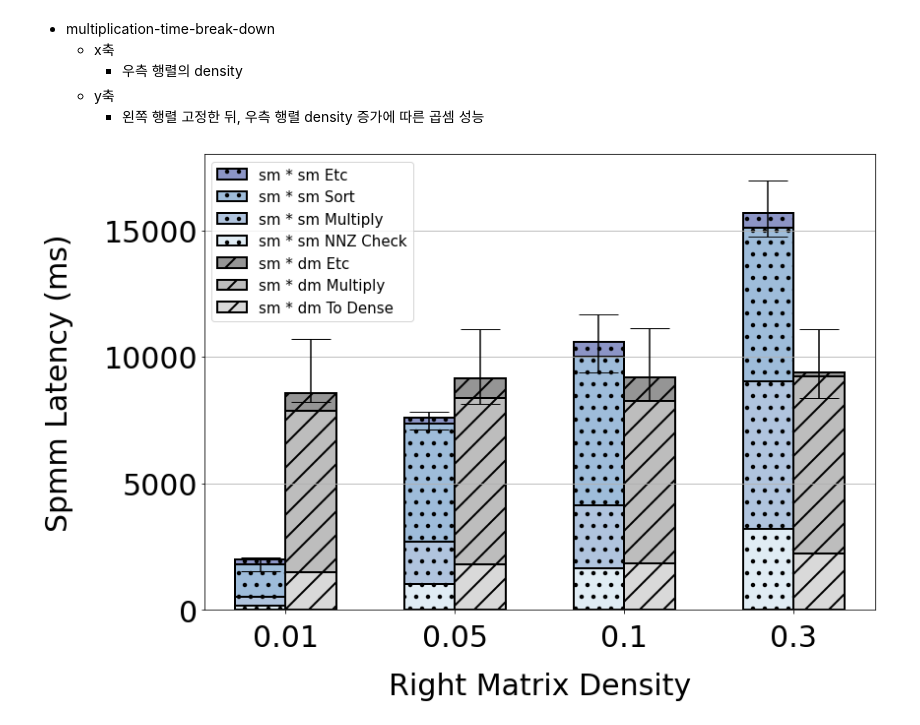
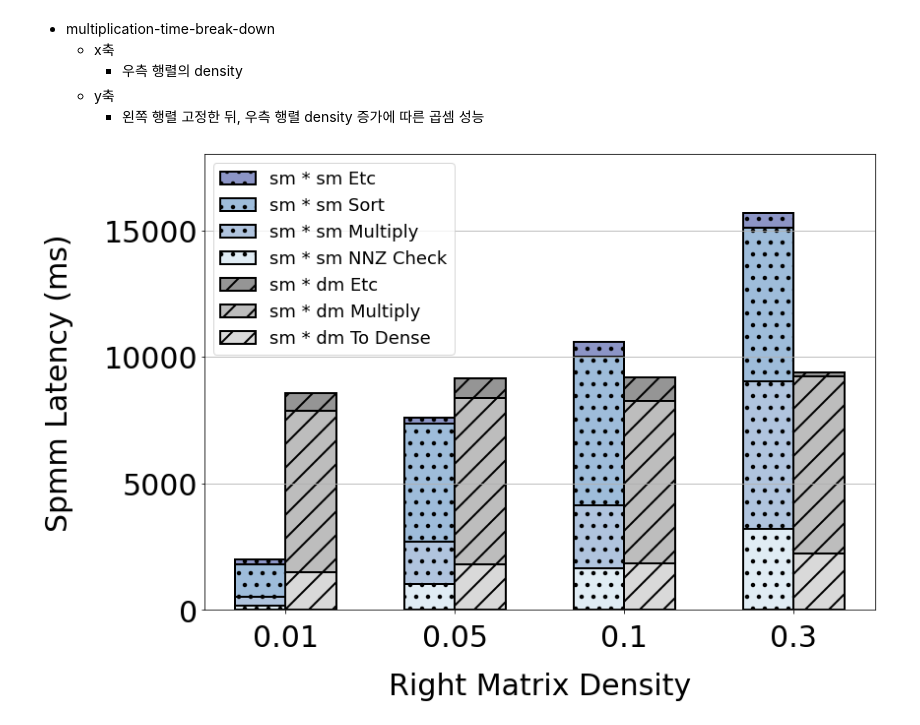
Before and after one commit to unhochoi/Sparse-Matrix-Multiplication, a Jupyter notebook: figure/pyplot/multiplication-time-break-down.ipynb, the cells around one changed output. Cells and saved outputs as stored; diff of their text form; code cells hidden in the pictures.

```diff
--- a/figure/pyplot/multiplication-time-break-down.ipynb
+++ b/figure/pyplot/multiplication-time-break-down.ipynb
@@ -56,7 +56,7 @@ fontsize = 30
 plt.rc('axes', labelsize=fontsize)   # x,y축 label 폰트 크기
 plt.rc('xtick', labelsize=fontsize)  # x축 눈금 폰트 크기
 plt.rc('ytick', labelsize=fontsize)  # y축 눈금 폰트 크기
-plt.rc('legend', fontsize=fontsize*0.5)  # 범례 폰트 크기
+plt.rc('legend', fontsize=fontsize*0.6)  # 범례 폰트 크기
 plt.rcParams['hatch.linewidth'] = 2 # bar pattern 두께
 
 x = np.arange(len(r_sm_density)) # x축 인덱스
@@ -65,36 +65,36 @@ width = 0.3 # bar 넓이
 fig, ax1 = plt.subplots(figsize=(12,8)) # figure 및 subplot 선언
 
 # 각 bar 의 중심 지정
-bar1 = ax1.bar(x - 0.15, sm_sm_latency, width, linewidth=2, edgecolor='black', color='#8C95C6', label='sm * sm Etc', yerr=yerr_sm_sm, hatch='.', capsize=20)
+bar1 = ax1.bar(x - 0.15, sm_sm_latency, width, linewidth=2, edgecolor='black', color='#8C95C6', label='sm * sm Etc', hatch='.', capsize=20)
 bar2 = ax1.bar(x - 0.15, smsm_sort, width, linewidth=2, edgecolor='black', hatch='.', label='sm * sm Sort', color='#9EBCDA', capsize=20, bottom=smsm_nnz_check_multi)
 bar3 = ax1.bar(x - 0.15, smsm_multi, width, linewidth=2, edgecolor='black', hatch='.', label='sm * sm Multiply', color='lightsteelblue', capsize=20, bottom=smsm_nnz_check)
 bar4 = ax1.bar(x - 0.15, smsm_nnz_check, width, linewidth=2, edgecolor='black', hatch='.', label='sm * sm NNZ Check', color='#E0ECF4', capsize=20,)
 
 
 
-bar5 = ax1.bar(x + 0.15, sm_dm_latency, width, linewidth=2, edgecolor='black', yerr=yerr_sm_dm, hatch='/', label ='sm * dm Etc', color='#959595', capsize=20)
+bar5 = ax1.bar(x + 0.15, sm_dm_latency, width, linewidth=2, edgecolor='black', hatch='/', label ='sm * dm Etc', color='#959595', capsize=20)
 bar6 = ax1.bar(x + 0.15, smdm_multi, width, linewidth=2, edgecolor='black', hatch='/', label='sm * dm Multiply', color='#BDBDBD', capsize=20, bottom=smdm_todense)
 bar7 = ax1.bar(x + 0.15, smdm_todense, width, linewidth=2, edgecolor='black', hatch='/', label='sm * dm To Dense', color='#D9D9D9', capsize=20)
 
 
 
 ################################# ax1 ####################################################
 
 ax1.set_xticks(x) # x축 인덱스
 ax1.set_xticklabels(r_sm_density) # x축 label 이름
 ax1.tick_params(axis='x',pad=10) # x축 label pad
 
 ax1.yaxis.grid(True) # y축만 grid 사용
 ax1.set_ylim([0, 18000])  # 좌측 y축 범위 설정
 ax1.set_xlabel('Right Matrix Density', labelpad=20) # ax1 ylabel 설정
 ax1.set_ylabel('Spmm Latency (ms)', labelpad=30) # ax1 ylabel 설정
 
 #ax1.set_title('spmm sparse dense diff', pad=40) # ax1 title 설정
 ax1.legend(loc="upper left") # 범례 표시
 
 # 이미지 저장시, figure 크기에 맞게 이미지 저장
 fig.tight_layout()
 fig.savefig('./multiplication-time-break-down.png')
 plt.show()
 # %% [output]
-[figure, old version]
+[figure, new version]
```
Also changed, not shown: 3 other files.
